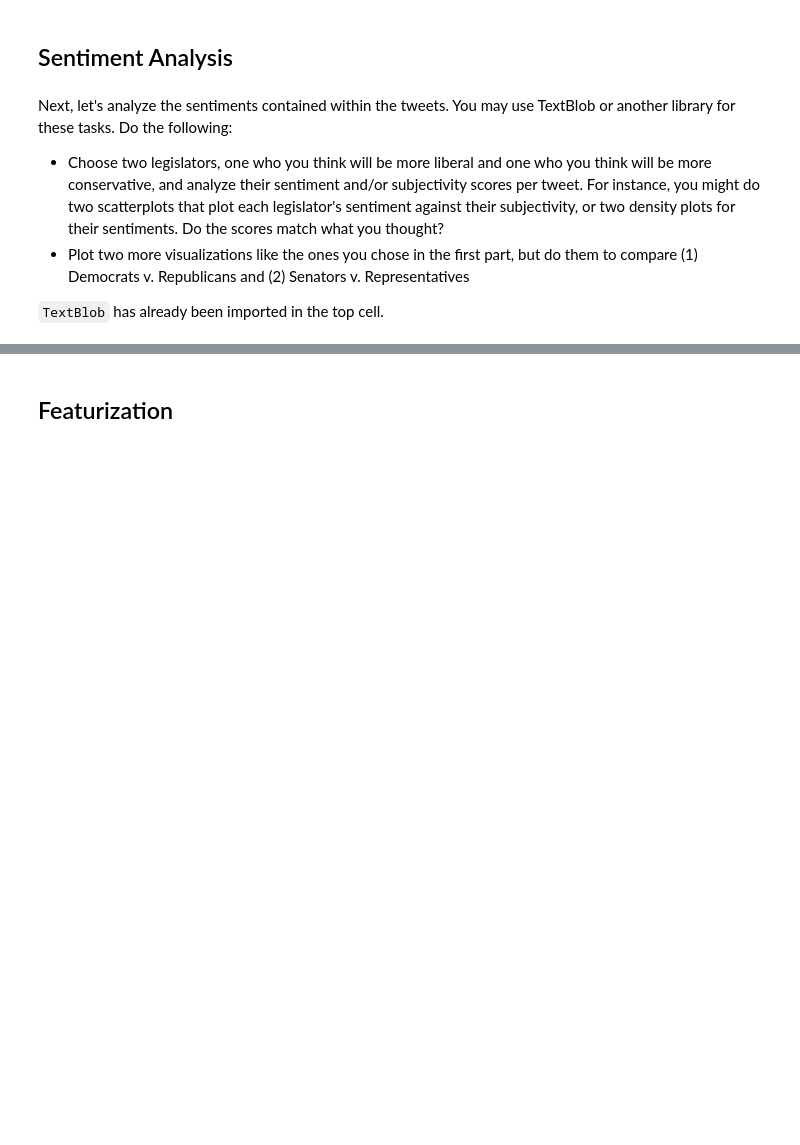
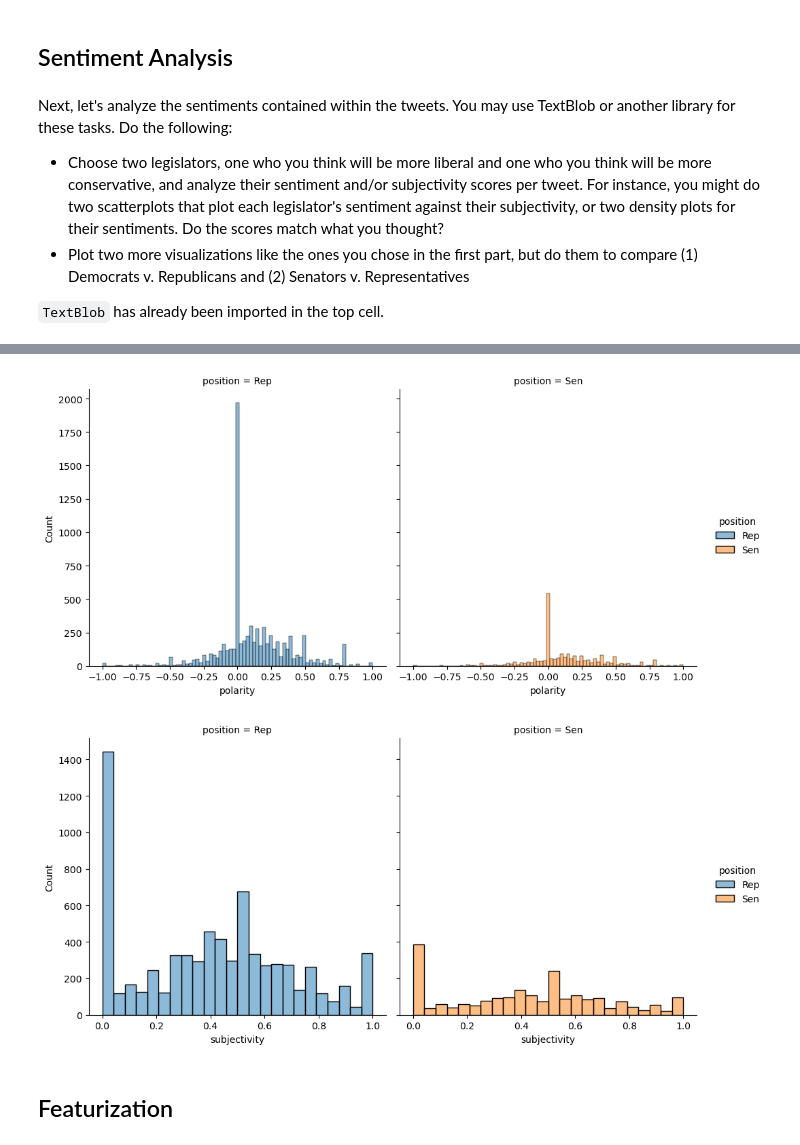
Before and after one commit to annettegailliot/CSS_Project1_Team6_Fall2022, a Jupyter notebook: Project 5 Student.ipynb, the cells around one changed output, grey strips where cells are left out. Drawn from its saved outputs; the diff is of its cells as text; code cells hidden in the pictures; blank space fills up the shorter version.

```diff
--- a/Project 5 Student.ipynb
+++ b/Project 5 Student.ipynb
@@ -93,3 +196,13 @@ Next, let's analyze the sentiments contained within the tweets. You may use Text
+# %%
+## SENATOR/REPRESENTATIVE COMPARISON
+sns.displot(congress_tweets, x="polarity", hue = "position", col = "position")
+plt.show()
+
+sns.displot(congress_tweets, x="subjectivity", hue = "position", col = "position")
+plt.show()
+# %% [output]
+[figure, added]
+[figure, added]
 # %% [markdown]
 ## Featurization
 # %% [markdown]
```
Also changed, not shown: parts of 35 cells of this notebook, 1 other file.
